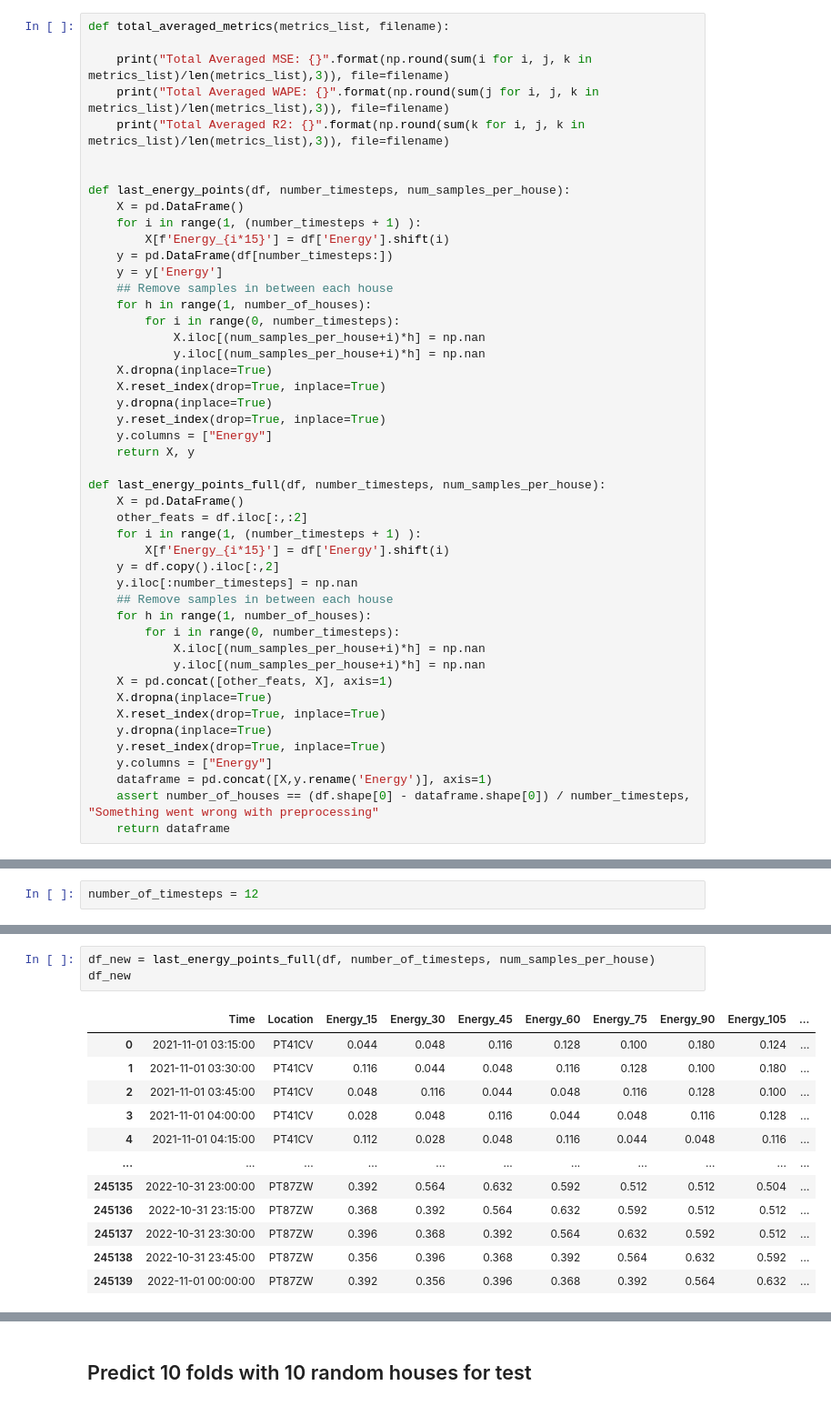
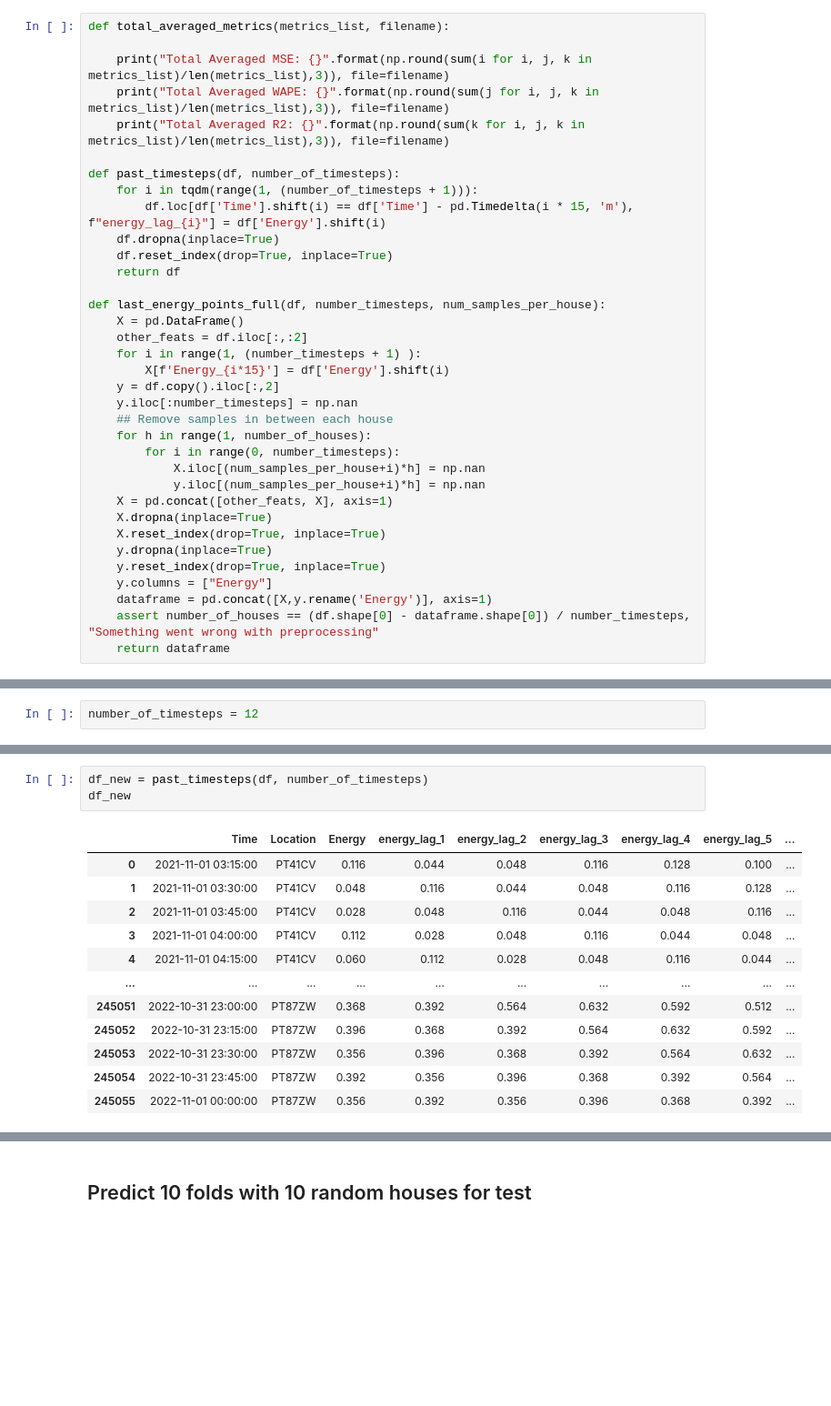
Before and after one commit to franciscomonteiro85/rec-energy-prediction-algorithm, a Jupyter notebook: Algorithms_Shared.ipynb, the cells around one changed output, grey strips where cells are left out. Shown at 91% size. Cells and saved outputs as stored; diff of their text form; blank space fills up the shorter version.

```diff
--- a/Ensemble_LR_Location_Our_Dataset.ipynb
+++ b/Algorithms_Shared.ipynb
@@ -93,24 +97,12 @@ def total_averaged_metrics(metrics_list, filename):
     print("Total Averaged WAPE: {}".format(np.round(sum(j for i, j, k in metrics_list)/len(metrics_list),3)), file=filename)
     print("Total Averaged R2: {}".format(np.round(sum(k for i, j, k in metrics_list)/len(metrics_list),3)), file=filename)
 
-
-def last_energy_points(df, number_timesteps, num_samples_per_house):
-    X = pd.DataFrame()
-    for i in range(1, (number_timesteps + 1) ):
-        X[f'Energy_{i*15}'] = df['Energy'].shift(i)
-    y = pd.DataFrame(df[number_timesteps:])
-    y = y['Energy']
-    ## Remove samples in between each house
-    for h in range(1, number_of_houses):
-        for i in range(0, number_timesteps):
-            X.iloc[(num_samples_per_house+i)*h] = np.nan
-            y.iloc[(num_samples_per_house+i)*h] = np.nan
-    X.dropna(inplace=True)
-    X.reset_index(drop=True, inplace=True)
-    y.dropna(inplace=True)
-    y.reset_index(drop=True, inplace=True)
-    y.columns = ["Energy"]
-    return X, y
+def past_timesteps(df, number_of_timesteps):
+    for i in tqdm(range(1, (number_of_timesteps + 1))):
+        df.loc[df['Time'].shift(i) == df['Time'] - pd.Timedelta(i * 15, 'm'), f"energy_lag_{i}"] = df['Energy'].shift(i)
+    df.dropna(inplace=True)
+    df.reset_index(drop=True, inplace=True)
+    return df
 
 def last_energy_points_full(df, number_timesteps, num_samples_per_house):
     X = pd.DataFrame()
@@ -160,16 +152,16 @@ array(['PT17RW', 'PT69QG'], dtype=object)
 # %%
-df_new = last_energy_points_full(df, number_of_timesteps, num_samples_per_house)
+df_new = past_timesteps(df, number_of_timesteps)
 df_new
 # %% [output]
-|  | Time | Location | Energy_15 | Energy_30 | Energy_45 | Energy_60 | Energy_75 | Energy_90 | Energy_105 | ... |
-| 0 | 2021-11-01 03:15:00 | PT41CV | 0.044 | 0.048 | 0.116 | 0.128 | 0.100 | 0.180 | 0.124 | ... |
-| 1 | 2021-11-01 03:30:00 | PT41CV | 0.116 | 0.044 | 0.048 | 0.116 | 0.128 | 0.100 | 0.180 | ... |
-| 2 | 2021-11-01 03:45:00 | PT41CV | 0.048 | 0.116 | 0.044 | 0.048 | 0.116 | 0.128 | 0.100 | ... |
-| 3 | 2021-11-01 04:00:00 | PT41CV | 0.028 | 0.048 | 0.116 | 0.044 | 0.048 | 0.116 | 0.128 | ... |
-| 4 | 2021-11-01 04:15:00 | PT41CV | 0.112 | 0.028 | 0.048 | 0.116 | 0.044 | 0.048 | 0.116 | ... |
-| ... | ... | ... | ... | ... | ... | ... | ... | ... | ... | ... |
-| 245135 | 2022-10-31 23:00:00 | PT87ZW | 0.392 | 0.564 | 0.632 | 0.592 | 0.512 | 0.512 | 0.504 | ... |
-| 245136 | 2022-10-31 23:15:00 | PT87ZW | 0.368 | 0.392 | 0.564 | 0.632 | 0.592 | 0.512 | 0.512 | ... |
-| 245137 | 2022-10-31 23:30:00 | PT87ZW | 0.396 | 0.368 | 0.392 | 0.564 | 0.632 | 0.592 | 0.512 | ... |
-| 245138 | 2022-10-31 23:45:00 | PT87ZW | 0.356 | 0.396 | 0.368 | 0.392 | 0.564 | 0.632 | 0.592 | ... |
-| 245139 | 2022-11-01 00:00:00 | PT87ZW | 0.392 | 0.356 | 0.396 | 0.368 | 0.392 | 0.564 | 0.632 | ... |
+|  | Time | Location | Energy | energy_lag_1 | energy_lag_2 | energy_lag_3 | energy_lag_4 | energy_lag_5 | ... |
+| 0 | 2021-11-01 03:15:00 | PT41CV | 0.116 | 0.044 | 0.048 | 0.116 | 0.128 | 0.100 | ... |
+| 1 | 2021-11-01 03:30:00 | PT41CV | 0.048 | 0.116 | 0.044 | 0.048 | 0.116 | 0.128 | ... |
+| 2 | 2021-11-01 03:45:00 | PT41CV | 0.028 | 0.048 | 0.116 | 0.044 | 0.048 | 0.116 | ... |
+| 3 | 2021-11-01 04:00:00 | PT41CV | 0.112 | 0.028 | 0.048 | 0.116 | 0.044 | 0.048 | ... |
+| 4 | 2021-11-01 04:15:00 | PT41CV | 0.060 | 0.112 | 0.028 | 0.048 | 0.116 | 0.044 | ... |
+| ... | ... | ... | ... | ... | ... | ... | ... | ... | ... |
+| 245051 | 2022-10-31 23:00:00 | PT87ZW | 0.368 | 0.392 | 0.564 | 0.632 | 0.592 | 0.512 | ... |
+| 245052 | 2022-10-31 23:15:00 | PT87ZW | 0.396 | 0.368 | 0.392 | 0.564 | 0.632 | 0.592 | ... |
+| 245053 | 2022-10-31 23:30:00 | PT87ZW | 0.356 | 0.396 | 0.368 | 0.392 | 0.564 | 0.632 | ... |
+| 245054 | 2022-10-31 23:45:00 | PT87ZW | 0.392 | 0.356 | 0.396 | 0.368 | 0.392 | 0.564 | ... |
+| 245055 | 2022-11-01 00:00:00 | PT87ZW | 0.356 | 0.392 | 0.356 | 0.396 | 0.368 | 0.392 | ... |
```
Also changed, not shown: parts of 12 cells of this notebook, 11 other files.
